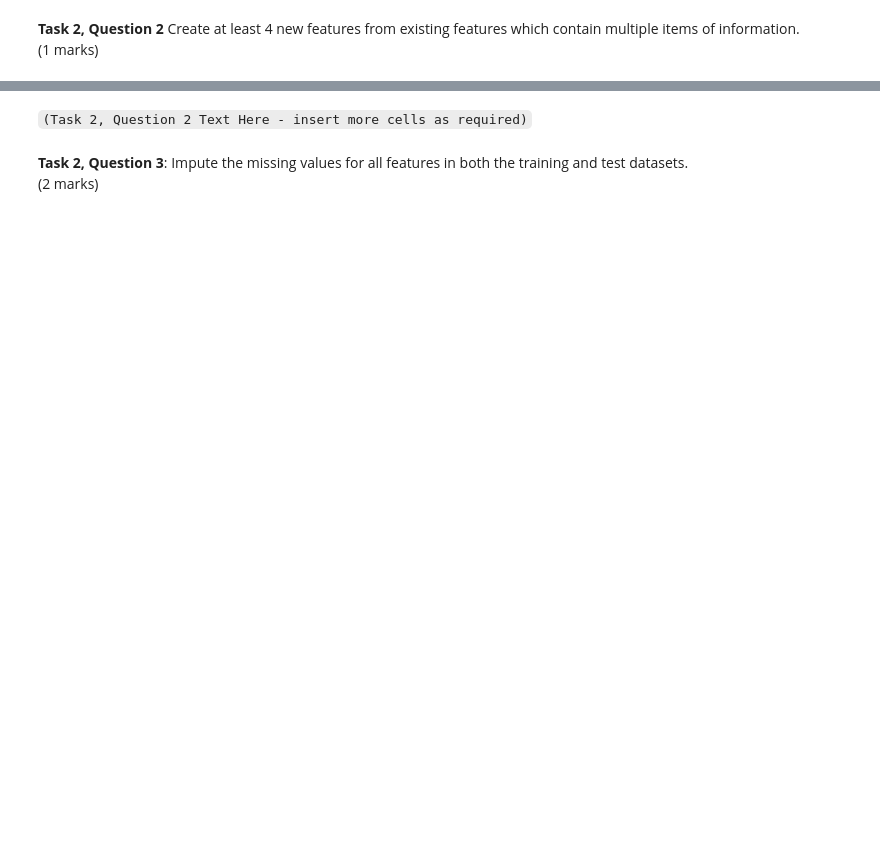
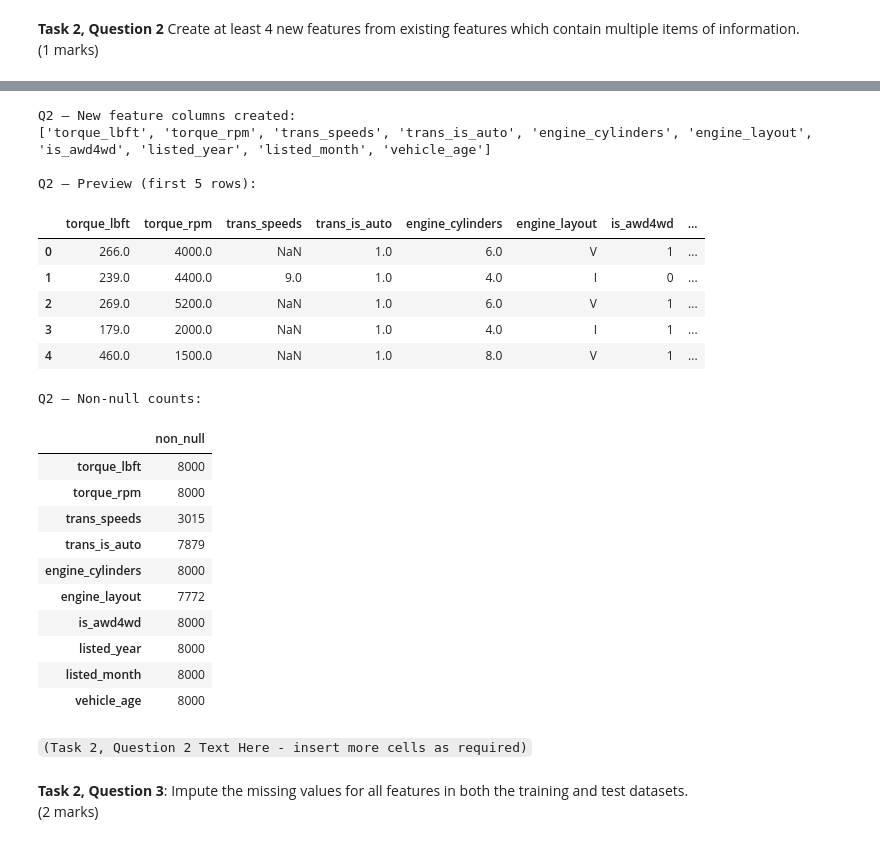
Before and after one commit to YiChingTee/BUSA3020-A_H_C, a Jupyter notebook: Group-Project-S2-2025.ipynb, the cells around one changed output, grey strips where cells are left out. Cells and saved outputs as stored; diff of their text form; code cells hidden in the pictures; blank space fills up the shorter version.

```diff
--- a/Group-Project-S2-2025.ipynb
+++ b/Group-Project-S2-2025.ipynb
@@ -529,3 +806,44 @@ Dtypes AFTER (clean):
+# %%
+
+train_q1 = pd.read_csv("train_q1mm_clean.csv")
+test_q1  = pd.read_csv("test_q1mm_clean.csv")
+
+train_q2 = engineer_features(train_q1)
+test_q2  = engineer_features(test_q1)
+
+new_cols = [c for c in train_q2.columns if c not in train_q1.columns]
+print("Q2 — New feature columns created:")
+print(new_cols)
+
+print("\nQ2 — Preview (first 5 rows):")
+display(train_q2[new_cols].head(5))
+
+# Optional: quick non-null counts to confirm improvements
+print("\nQ2 — Non-null counts:")
+display(train_q2[new_cols].notna().sum().to_frame("non_null"))
+# %% [output]
+Q2 — New feature columns created:
+['torque_lbft', 'torque_rpm', 'trans_speeds', 'trans_is_auto', 'engine_cylinders', 'engine_layout', 'is_awd4wd', 'listed_year', 'listed_month', 'vehicle_age']
+
+Q2 — Preview (first 5 rows):
+|  | torque_lbft | torque_rpm | trans_speeds | trans_is_auto | engine_cylinders | engine_layout | is_awd4wd | ... |
+| 0 | 266.0 | 4000.0 | NaN | 1.0 | 6.0 | V | 1 | ... |
+| 1 | 239.0 | 4400.0 | 9.0 | 1.0 | 4.0 | I | 0 | ... |
+| 2 | 269.0 | 5200.0 | NaN | 1.0 | 6.0 | V | 1 | ... |
+| 3 | 179.0 | 2000.0 | NaN | 1.0 | 4.0 | I | 1 | ... |
+| 4 | 460.0 | 1500.0 | NaN | 1.0 | 8.0 | V | 1 | ... |
+Q2 — Non-null counts:
+|  | non_null |
+| torque_lbft | 8000 |
+| torque_rpm | 8000 |
+| trans_speeds | 3015 |
+| trans_is_auto | 7879 |
+| engine_cylinders | 8000 |
+| engine_layout | 7772 |
+| is_awd4wd | 8000 |
+| listed_year | 8000 |
+| listed_month | 8000 |
+| vehicle_age | 8000 |
 # %% [markdown]
 `(Task 2, Question 2 Text Here - insert more cells as required)`
 # %% [markdown]
```
Also changed, not shown: parts of 7 cells of this notebook, 12 other files.
